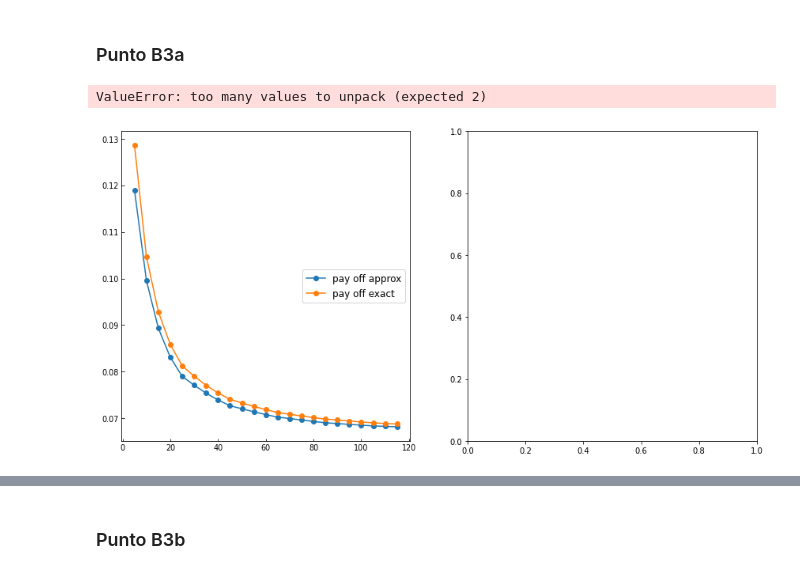
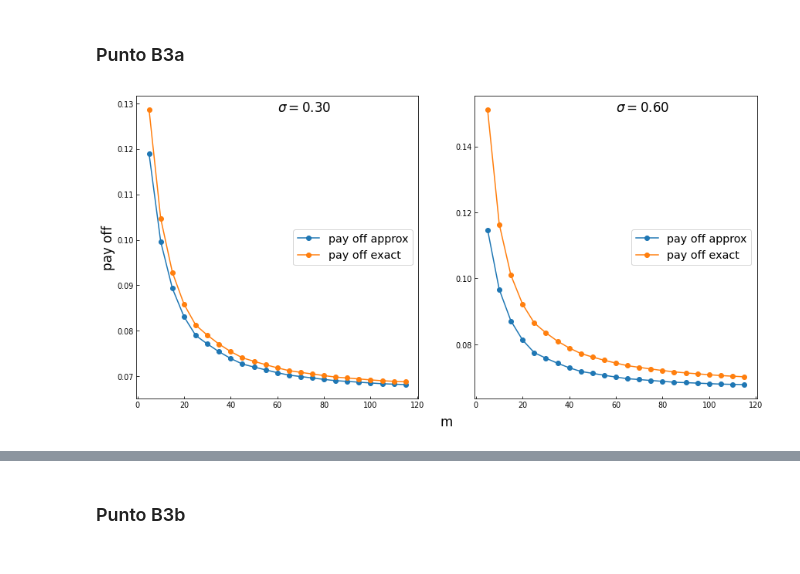
Before and after one commit to magmar1968/assignment_cuda, a Jupyter notebook: py_analisis/punti_B_analysis.ipynb, the cells around one changed output, grey strips where cells are left out. Drawn from its saved outputs; the diff is of its cells as text; code cells hidden in the pictures.

```diff
--- a/py_analisis/punti_B_analysis.ipynb
+++ b/py_analisis/punti_B_analysis.ipynb
@@ -14,38 +14,42 @@ pathoutfile = "../pricer/data/outfile_exam/"
 # %% [markdown]
 ### Punto B3a
 # %%
+
+df  = pd.read_csv(pathoutfile + "outfile_B3a.csv")
 df1 = pd.read_csv(pathoutfile + "outfile_B3a_v2.csv",comment="#") #values for sigma = 0.30
 df2 = pd.read_csv(pathoutfile + "outfile_B3a_v3.csv",comment="#") #values for sigma = 0.60
 
 m_values    = df1["m"].to_numpy()
+exact_vals_s15  = df["exact_result"].to_numpy()
+approx_vals_s15 = df["approx_result"].to_numpy()
 exact_vals_s30  = df1["exact_result"].to_numpy()
 approx_vals_s30 = df1["approx_result"].to_numpy()
 exact_vals_s60  = df2["exact_result"].to_numpy()
 approx_vals_s60 = df2["approx_result"].to_numpy()
 scale = 1.2
 
 fig,axs = plt.subplots(1,2,figsize=(12*scale,6*scale))
 
 axs[0].plot(m_values,approx_vals_s30,"-o",label = r"pay off approx")
 axs[0].plot(m_values,exact_vals_s30, "-o",label = r"pay off exact ")
 axs[0].tick_params(axis='both', which='major', direction='in', labelsize=8*scale)
-axs[0].legend(loc = "center right", prop={'size': 10*scale})
-axs[0].annotate(r"$\sigma = 0.30$",xy=(0.5,0.95),xycoords='axes fraction')
+axs[0].annotate(r"$\sigma = 0.30$",xy=(0.5,0.95),xycoords='axes fraction',size=14*scale)
+axs[0].legend(loc = "center right", prop={'size': 12*scale})
 
 
 
 axs[1].plot(m_values,approx_vals_s60,"-o",label = r"pay off approx")
 axs[1].plot(m_values,exact_vals_s60, "-o",label = r"pay off exact ")
 axs[1].tick_params(axis='both', which='major', direction='in', labelsize=8*scale)
-axs[1].legend(loc="center right", prop={'size': 10*scale})
+axs[1].annotate(r"$\sigma = 0.60$",xy=(0.5,0.95),xycoords='axes fraction',size=14*scale)
+axs[1].legend(loc="center right", prop={'size': 12*scale})
 
 #add hided plot for labelling axes
 fig.add_subplot(111, frameon=False)
 plt.tick_params(labelcolor='none', which='both', top=False, bottom=False, left=False, right=False)
-plt.xlabel(r"m", size = 12*scale)
-plt.ylabel(r"pay off", size = 12*scale)
+plt.xlabel(r"m", size = 14*scale)
+plt.ylabel(r"pay off", size = 14*scale)
 
 plt.show()
 # %% [output]
-ValueError: too many values to unpack (expected 2)
-[figure, old version]
+[figure, new version]
```
Also changed, not shown: parts of 5 cells of this notebook.
